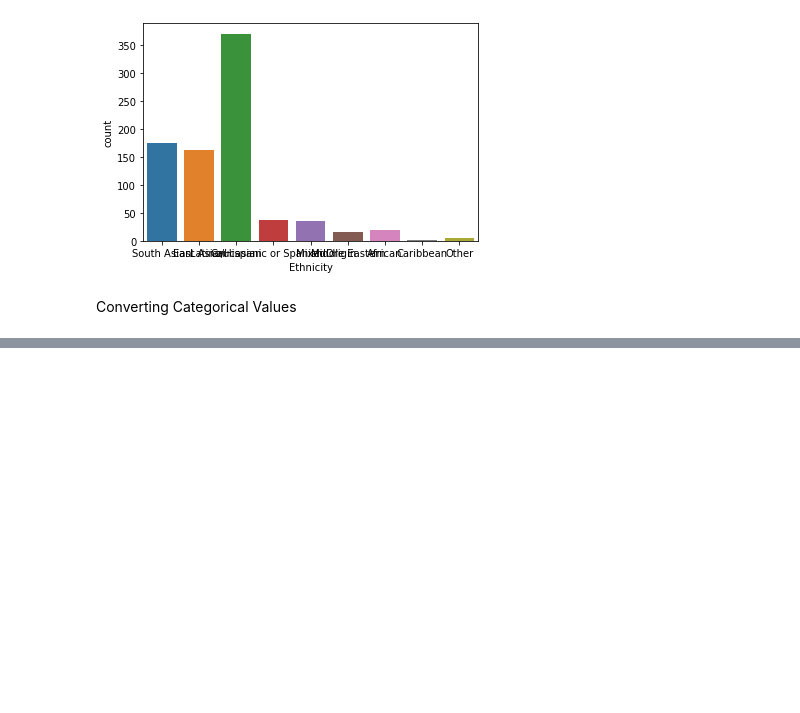
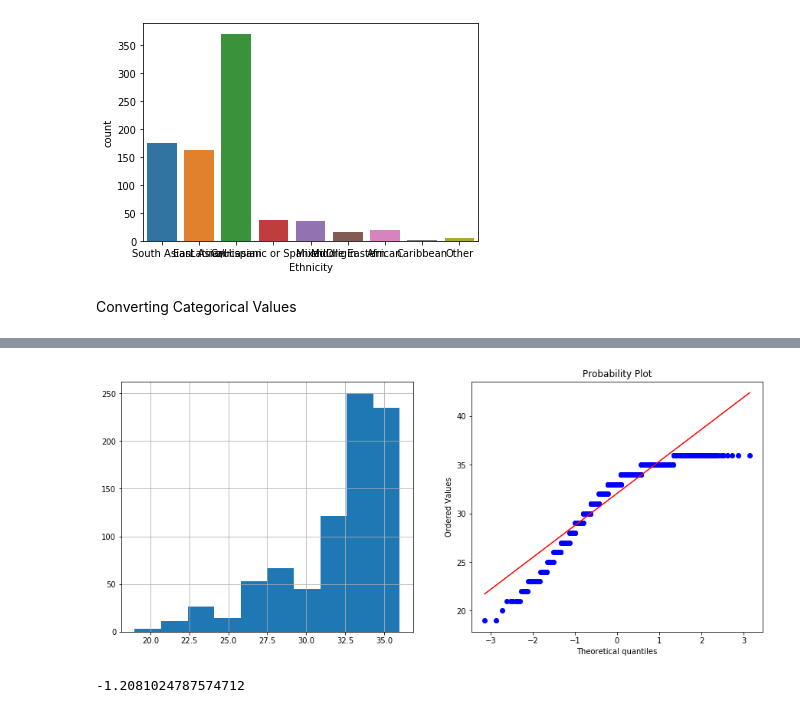
Before and after one commit to amanjalan09/UMichMLPredictions, a Jupyter notebook: UMich ML.ipynb, the cells around one changed output, grey strips where cells are left out. Saved outputs shown, nothing was run; the diff lists cells and outputs as text; code cells hidden in the pictures; blank space fills up the shorter version.

```diff
--- a/UMich ML.ipynb
+++ b/UMich ML.ipynb
@@ -213,0 +272,19 @@ df.head()
+# %%
+def diagnostic_plots(df, variable):
+    # function to plot a histogram and a Q-Q plot
+    # side by side, for a certain variable
+
+    plt.figure(figsize=(15,6))
+    plt.subplot(1, 2, 1)
+    df[variable].hist()
+
+    plt.subplot(1, 2, 2)
+    stats.probplot(df[variable], dist="norm", plot=plt)
+
+    plt.show()
+# %%
+diagnostic_plots(df, 'Standardized Score')
+df['Standardized Score'].skew()
+# %% [output]
+[figure, added]
+-1.2081024787574712
```
Also changed, not shown: parts of 74 cells of this notebook.
